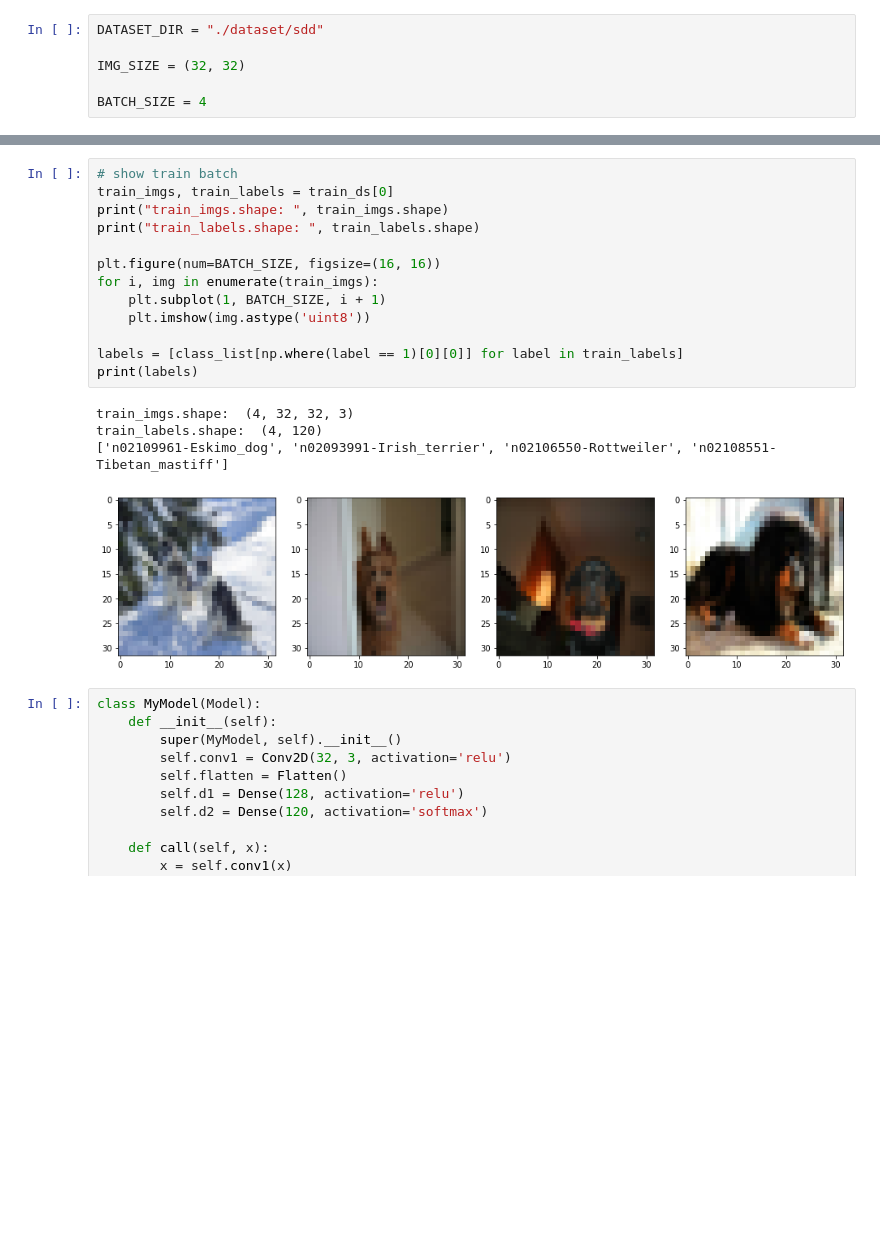
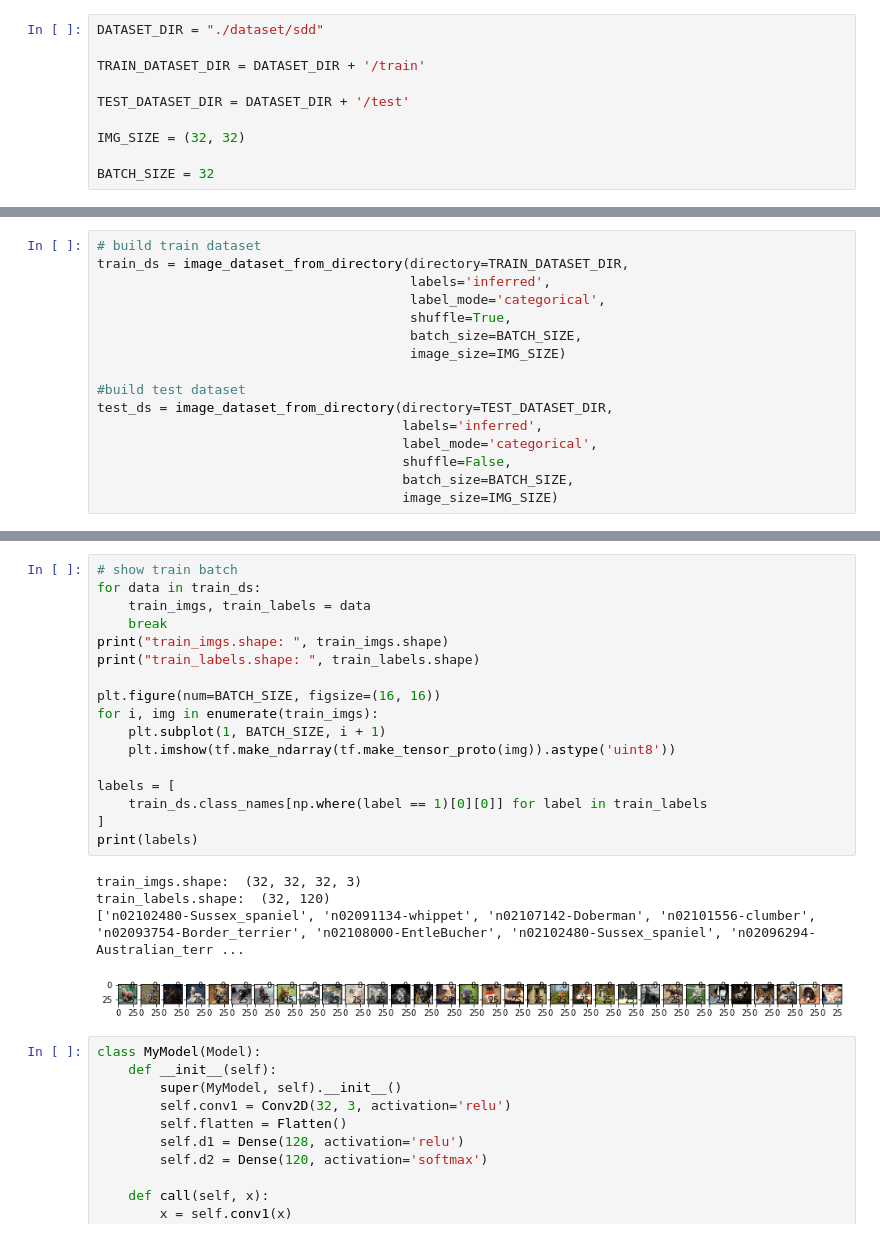
Before and after one commit to conflick0/BokuNet, a Jupyter notebook: boku_net.ipynb, the cells around one changed output, grey strips where cells are left out. Saved outputs shown, nothing was run; the diff lists cells and outputs as text; blank space fills up the shorter version.

Commit message:
change load dataset method

```diff
--- a/boku_net.ipynb
+++ b/boku_net.ipynb
@@ -12,6 +16,10 @@ from tensorflow.keras.preprocessing.image import ImageDataGenerator
 # %%
 DATASET_DIR = "./dataset/sdd"
 
+TRAIN_DATASET_DIR = DATASET_DIR + '/train'
+
+TEST_DATASET_DIR = DATASET_DIR + '/test'
+
 IMG_SIZE = (32, 32)
 
-BATCH_SIZE = 4
+BATCH_SIZE = 32
@@ -51,0 +26,16 @@ class list:
+# %%
+# build train dataset
+train_ds = image_dataset_from_directory(directory=TRAIN_DATASET_DIR,
+                                        labels='inferred',
+                                        label_mode='categorical',
+                                        shuffle=True,
+                                        batch_size=BATCH_SIZE,
+                                        image_size=IMG_SIZE)
+
+#build test dataset
+test_ds = image_dataset_from_directory(directory=TEST_DATASET_DIR,
+                                       labels='inferred',
+                                       label_mode='categorical',
+                                       shuffle=False,
+                                       batch_size=BATCH_SIZE,
+                                       image_size=IMG_SIZE)
@@ -52,21 +56,25 @@ class list:
 # %%
 # show train batch
-train_imgs, train_labels = train_ds[0]
+for data in train_ds:
+    train_imgs, train_labels = data
+    break
 print("train_imgs.shape: ", train_imgs.shape)
 print("train_labels.shape: ", train_labels.shape)
 
 plt.figure(num=BATCH_SIZE, figsize=(16, 16))
 for i, img in enumerate(train_imgs):
     plt.subplot(1, BATCH_SIZE, i + 1)
-    plt.imshow(img.astype('uint8'))
+    plt.imshow(tf.make_ndarray(tf.make_tensor_proto(img)).astype('uint8'))
 
-labels = [class_list[np.where(label == 1)[0][0]] for label in train_labels]
+labels = [
+    train_ds.class_names[np.where(label == 1)[0][0]] for label in train_labels
+]
 print(labels)
 # %% [output]
-train_imgs.shape:  (4, 32, 32, 3)
-train_labels.shape:  (4, 120)
-['n02109961-Eskimo_dog', 'n02093991-Irish_terrier', 'n02106550-Rottweiler', 'n02108551-Tibetan_mastiff']
+train_imgs.shape:  (32, 32, 32, 3)
+train_labels.shape:  (32, 120)
+['n02102480-Sussex_spaniel', 'n02091134-whippet', 'n02107142-Doberman', 'n02101556-clumber', 'n02093754-Border_terrier', 'n02108000-EntleBucher', 'n02102480-Sussex_spaniel', 'n02096294-Australian_terr ...
-[figure, old version]
+[figure, new version]
 # %%
 class MyModel(Model):
     def __init__(self):
```
Also changed, not shown: parts of 7 cells of this notebook, 1 other file.
